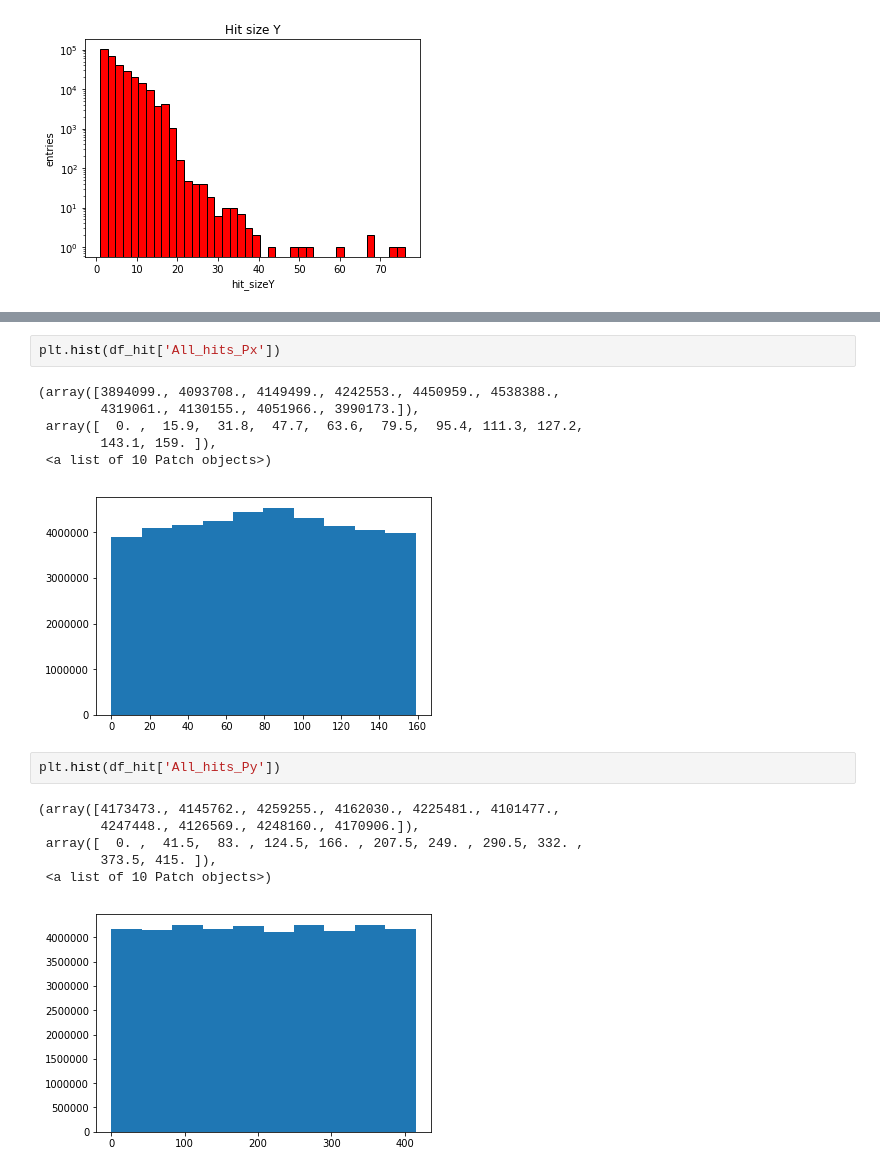
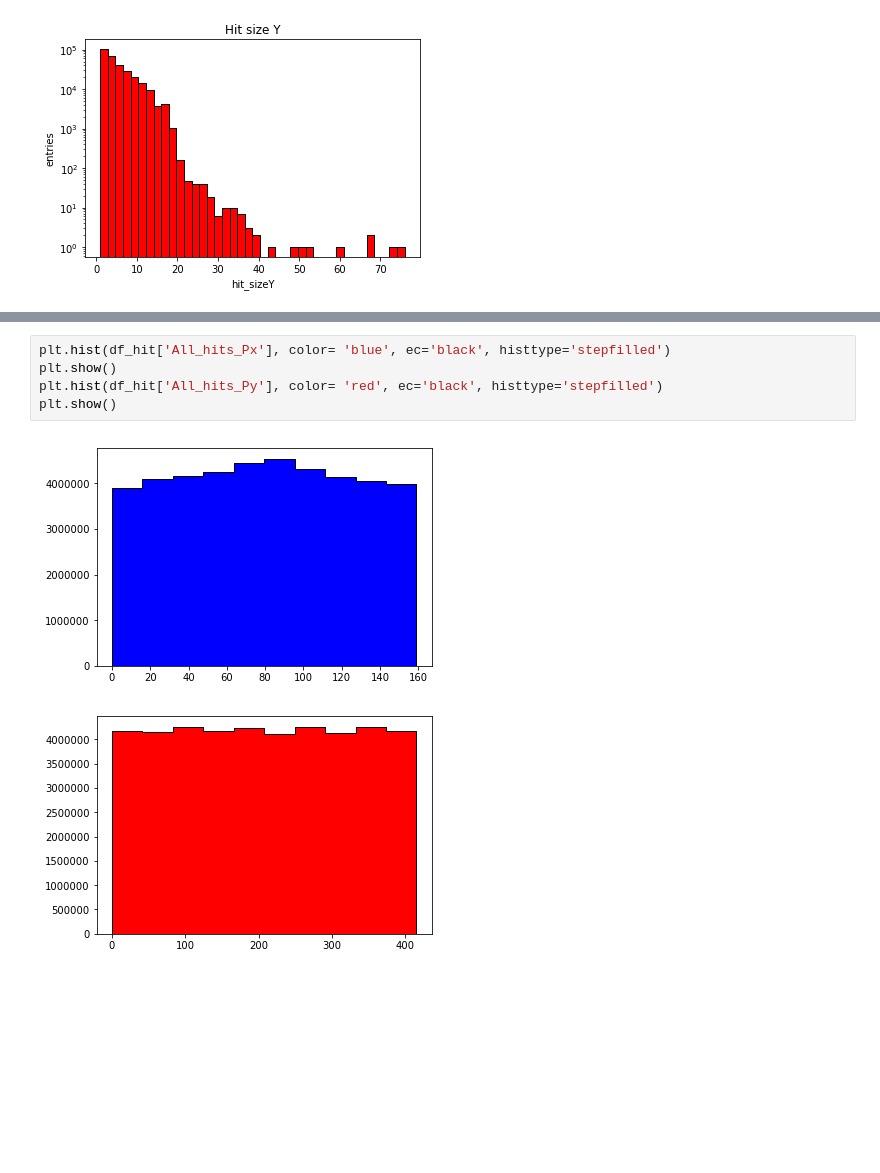
Before and after one commit to mmarchegiani/L1-BrokenClusters, a Jupyter notebook: explore_ntuples.ipynb, the cells around one changed output, grey strips where cells are left out. Drawn from its saved outputs; the diff is of its cells as text; blank space fills up the shorter version.

```diff
--- a/explore_ntuples.ipynb
+++ b/explore_ntuples.ipynb
@@ -173,18 +163,8 @@ plt.hist(df_hit['hit_sizeY'], log=True)
-# %%
-plt.hist(df_hit['All_hits_Px'])
-# %% [output]
-(array([3894099., 4093708., 4149499., 4242553., 4450959., 4538388.,
-        4319061., 4130155., 4051966., 3990173.]),
- array([  0. ,  15.9,  31.8,  47.7,  63.6,  79.5,  95.4, 111.3, 127.2,
-        143.1, 159. ]),
- <a list of 10 Patch objects>)
-[figure, removed]
-# %%
-plt.hist(df_hit['All_hits_Py'])
-# %% [output]
-(array([4173473., 4145762., 4259255., 4162030., 4225481., 4101477.,
-        4247448., 4126569., 4248160., 4170906.]),
- array([  0. ,  41.5,  83. , 124.5, 166. , 207.5, 249. , 290.5, 332. ,
-        373.5, 415. ]),
- <a list of 10 Patch objects>)
-[figure, removed]
+# %%
+plt.hist(df_hit['All_hits_Px'], color= 'blue', ec='black', histtype='stepfilled')
+plt.show()
+plt.hist(df_hit['All_hits_Py'], color= 'red', ec='black', histtype='stepfilled')
+plt.show()
+# %% [output]
+[figure, added]
+[figure, added]
```
Also changed, not shown: parts of 10 cells of this notebook.
